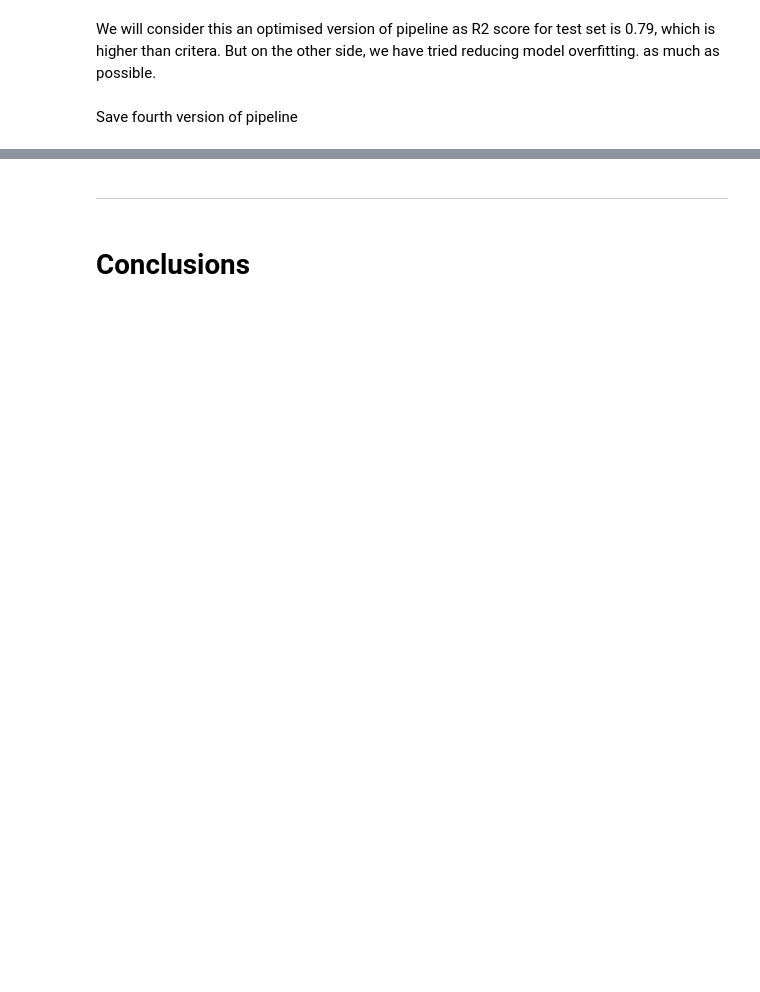
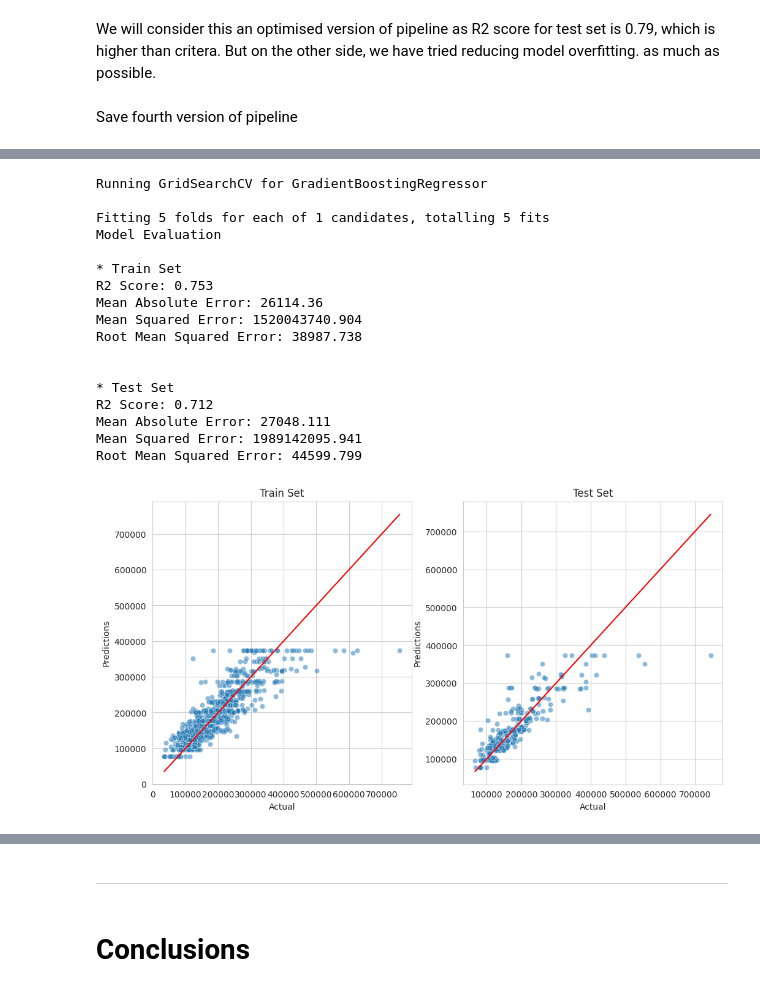
Before and after one commit to ysgurjar/pp5_project_heritage_housing, a Jupyter notebook: jupyter_notebooks/05.modelling_and_evaluation.ipynb, the cells around one changed output, grey strips where cells are left out. Saved outputs shown, nothing was run; the diff lists cells and outputs as text; code cells hidden in the pictures; blank space fills up the shorter version.

Commit message:
bugfix: solve arry length discrepency err by rewriting pl with selected input feat

```diff
--- a/jupyter_notebooks/05.modelling_and_evaluation.ipynb
+++ b/jupyter_notebooks/05.modelling_and_evaluation.ipynb
@@ -649,0 +681,6 @@ plt.savefig(f'docs/images/features_importance.png', bbox_inches='tight')
+# %%
+X_train = X_train.filter(best_features)
+X_test = X_test.filter(best_features)
+
+print("* Train set:", X_train.shape, y_train.shape, "\n* Test set:",  X_test.shape, y_test.shape)
+X_train.head(3)
@@ -649,0 +717,59 @@ plt.savefig(f'docs/images/features_importance.png', bbox_inches='tight')
+# %%
+# Pipeline optimization
+def PipelineOptimization(model):
+  pipeline_base = Pipeline([
+    # Features to drop - removed, Read explanation above
+    # Data cleaning - removed. Read explanation above
+
+    # Feature engineering (copied from Feature Engineering notebook)
+
+    # Ordinal categorical encoder - removed , because no relevant col exist
+    ("Winsoriser_iqr",Winsorizer(capping_method='iqr', fold=3, tail='both',
+                                                  variables=[
+                                                            'GarageArea',
+                                                            'GrLivArea',
+                                                            'TotalBsmtSF',])),
+    ("feat_scaling", StandardScaler()),
+    ("feat_selection",  SelectFromModel(model, threshold="0.75*mean")), # reduced threshold
+    ("model", model),
+    ])
+
+  return pipeline_base
+
+
+# search for algo and hyper parameters
+search = HyperparameterOptimizationSearch(models=models_search, params=params_search)
+search.fit(X_train, y_train, scoring = 'r2', n_jobs=-1, cv=5)
+
+# save result matrix
+grid_search_summary, grid_search_pipelines = search.score_summary(sort_by='mean_score')
+
+# extract best model and its parameters with
+best_model= grid_search_summary.iloc[0,0]
+best_parameters = grid_search_pipelines[best_model].best_params_
+
+# get the best pipeline
+best_regressor_pipeline = grid_search_pipelines[best_model].best_estimator_
+
+# check its regression performance
+regression_performance(X_train, y_train, X_test, y_test,best_regressor_pipeline)
+regression_evaluation_plots(X_train, y_train, X_test, y_test, best_regressor_pipeline)
+# %% [output]
+Running GridSearchCV for GradientBoostingRegressor
+
+Fitting 5 folds for each of 1 candidates, totalling 5 fits
+Model Evaluation
+
+* Train Set
+R2 Score: 0.753
+Mean Absolute Error: 26114.36
+Mean Squared Error: 1520043740.904
+Root Mean Squared Error: 38987.738
+
+
+* Test Set
+R2 Score: 0.712
+Mean Absolute Error: 27048.111
+Mean Squared Error: 1989142095.941
+Root Mean Squared Error: 44599.799
+[figure, added]
```
Also changed, not shown: parts of 16 cells of this notebook, 5 other files.
